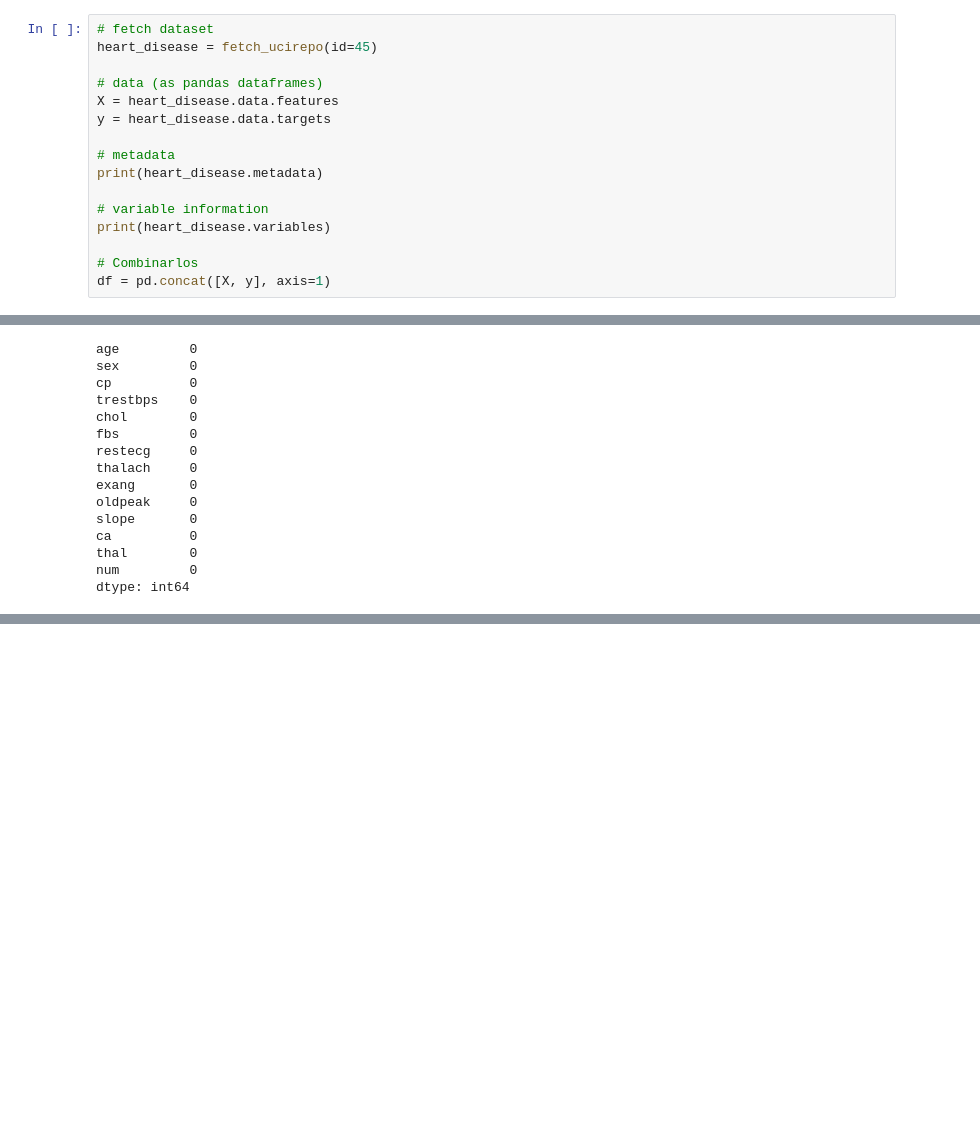
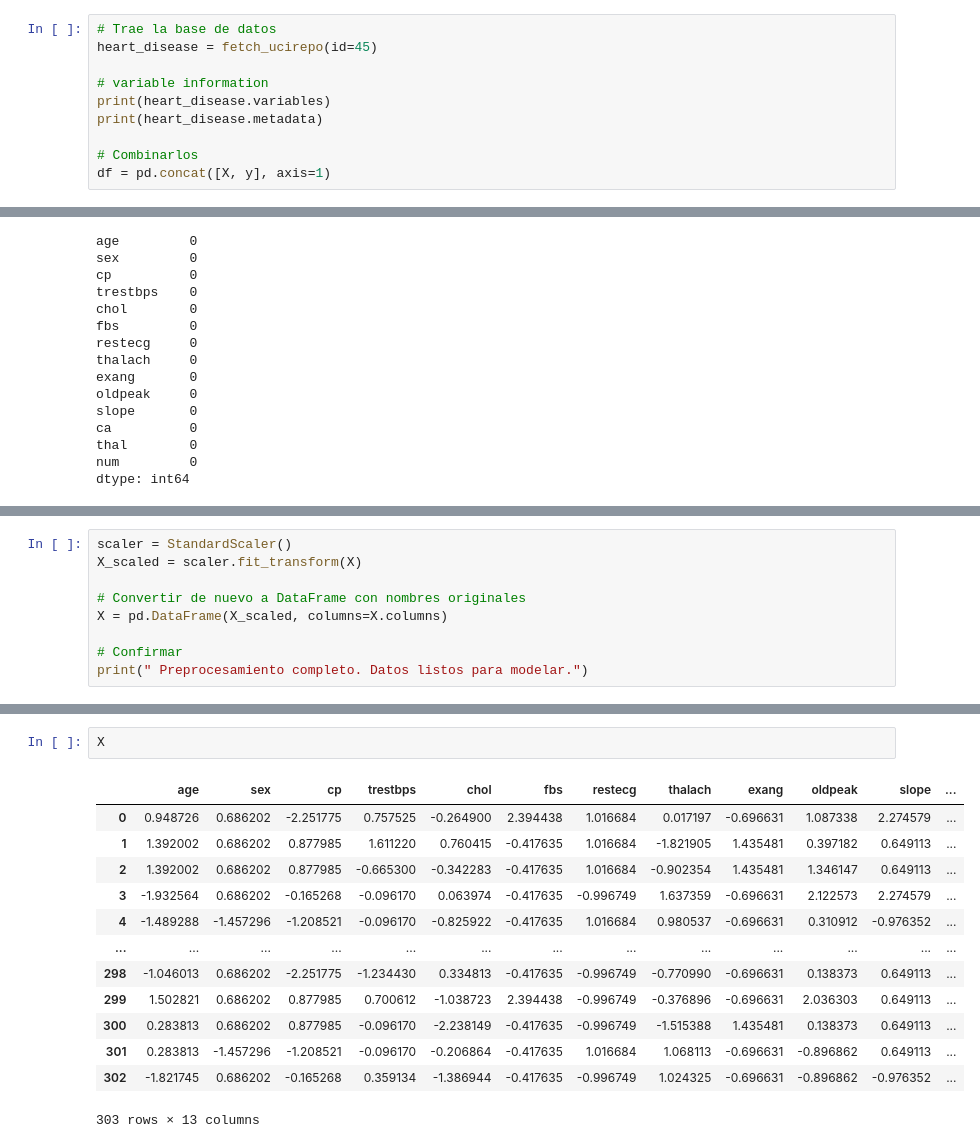
Before and after one commit to sebas3261/FinalAnalitica, a Jupyter notebook: Test1.ipynb, the cells around one changed output, grey strips where cells are left out. Saved outputs shown, nothing was run; the diff lists cells and outputs as text; blank space fills up the shorter version.

```diff
--- a/Test1.ipynb
+++ b/Test1.ipynb
@@ -10,18 +10,12 @@ from imblearn.under_sampling import RandomUnderSampler
 from ucimlrepo import fetch_ucirepo
 from scipy.stats.mstats import winsorize
 # %%
-# fetch dataset
+# Trae la base de datos
 heart_disease = fetch_ucirepo(id=45)
-
-# data (as pandas dataframes)
-X = heart_disease.data.features
-y = heart_disease.data.targets
-
-# metadata
-print(heart_disease.metadata)
 
 # variable information
 print(heart_disease.variables)
+print(heart_disease.metadata)
 
 # Combinarlos
 df = pd.concat([X, y], axis=1)
@@ -218,0 +259,9 @@ See the caveats in the documentation: https://pandas.pydata.org/pandas-docs/stab
+# %%
+scaler = StandardScaler()
+X_scaled = scaler.fit_transform(X)
+
+# Convertir de nuevo a DataFrame con nombres originales
+X = pd.DataFrame(X_scaled, columns=X.columns)
+
+# Confirmar
+print(" Preprocesamiento completo. Datos listos para modelar.")
@@ -218,0 +300,16 @@ See the caveats in the documentation: https://pandas.pydata.org/pandas-docs/stab
+# %%
+X
+# %% [output]
+|  | age | sex | cp | trestbps | chol | fbs | restecg | thalach | exang | oldpeak | slope | ... |
+| 0 | 0.948726 | 0.686202 | -2.251775 | 0.757525 | -0.264900 | 2.394438 | 1.016684 | 0.017197 | -0.696631 | 1.087338 | 2.274579 | ... |
+| 1 | 1.392002 | 0.686202 | 0.877985 | 1.611220 | 0.760415 | -0.417635 | 1.016684 | -1.821905 | 1.435481 | 0.397182 | 0.649113 | ... |
+| 2 | 1.392002 | 0.686202 | 0.877985 | -0.665300 | -0.342283 | -0.417635 | 1.016684 | -0.902354 | 1.435481 | 1.346147 | 0.649113 | ... |
+| 3 | -1.932564 | 0.686202 | -0.165268 | -0.096170 | 0.063974 | -0.417635 | -0.996749 | 1.637359 | -0.696631 | 2.122573 | 2.274579 | ... |
+| 4 | -1.489288 | -1.457296 | -1.208521 | -0.096170 | -0.825922 | -0.417635 | 1.016684 | 0.980537 | -0.696631 | 0.310912 | -0.976352 | ... |
+| ... | ... | ... | ... | ... | ... | ... | ... | ... | ... | ... | ... | ... |
+| 298 | -1.046013 | 0.686202 | -2.251775 | -1.234430 | 0.334813 | -0.417635 | -0.996749 | -0.770990 | -0.696631 | 0.138373 | 0.649113 | ... |
+| 299 | 1.502821 | 0.686202 | 0.877985 | 0.700612 | -1.038723 | 2.394438 | -0.996749 | -0.376896 | -0.696631 | 2.036303 | 0.649113 | ... |
+| 300 | 0.283813 | 0.686202 | 0.877985 | -0.096170 | -2.238149 | -0.417635 | -0.996749 | -1.515388 | 1.435481 | 0.138373 | 0.649113 | ... |
+| 301 | 0.283813 | -1.457296 | -1.208521 | -0.096170 | -0.206864 | -0.417635 | 1.016684 | 1.068113 | -0.696631 | -0.896862 | 0.649113 | ... |
+| 302 | -1.821745 | 0.686202 | -0.165268 | 0.359134 | -1.386944 | -0.417635 | -0.996749 | 1.024325 | -0.696631 | -0.896862 | -0.976352 | ... |
+303 rows × 13 columns
```
Also changed, not shown: parts of 17 cells of this notebook, 1 other file.
